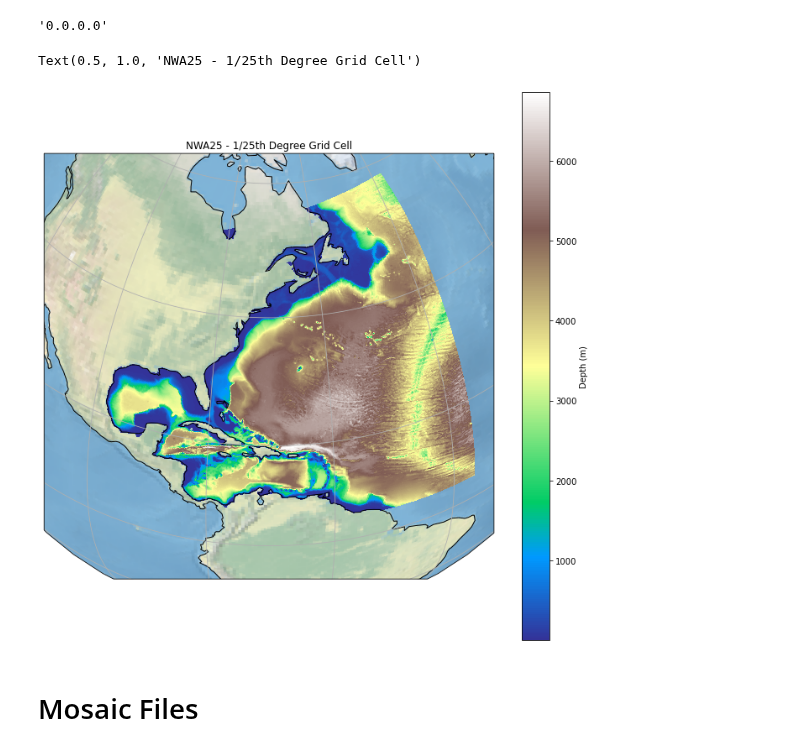
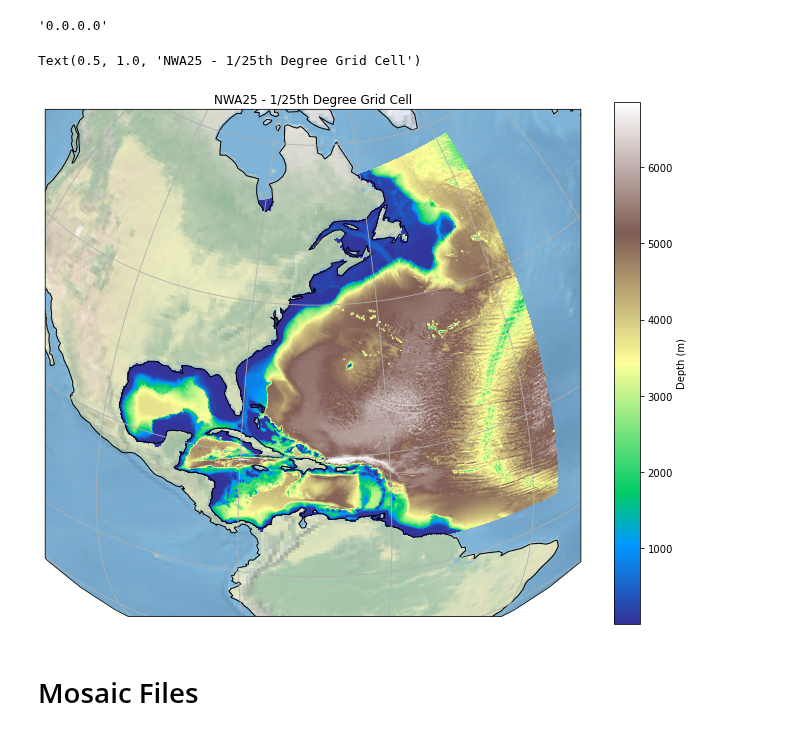
Before and after one commit to jsimkins2/esm_lab, a Jupyter notebook: grid_gen/subgrid/subset_grid.ipynb, the cells around one changed output. Cells and saved outputs as stored; diff of their text form; code cells hidden in the pictures.

```diff
--- a/grid_gen/subgrid/subset_grid.ipynb
+++ b/grid_gen/subgrid/subset_grid.ipynb
@@ -269,21 +269,21 @@ socket.gethostbyname("")
 # %%
 import cartopy.crs as crs
 import matplotlib.pyplot as plt
 import cartopy.feature as cfeature
 #subtopo.depth.values = subtopo.depth.where(subtopo.depth!=0)
 
 figure = plt.figure(figsize=(12,12))
 ax = figure.add_subplot(1,1,1, projection=crs.NearsidePerspective(central_latitude=45, central_longitude=290))
 ax.set_extent([-110, -30, -10,60], crs=crs.PlateCarree())
 im = ax.pcolormesh(sg.x.values, sg.y.values, subtopo.depth.values, transform=crs.PlateCarree(), cmap='terrain')
-plt.colorbar(im, label="Depth (m)")
+plt.colorbar(im, label="Depth (m)", shrink=0.8)
 ax.stock_img()
 ax.coastlines()
 ax.gridlines()
 plt.title("NWA25 - 1/25th Degree Grid Cell")
 # %% [output]
 Text(0.5, 1.0, 'NWA25 - 1/25th Degree Grid Cell')
-[figure, old version]
+[figure, new version]
 # %% [markdown]
 # Mosaic Files
 # %%
```
Also changed, not shown: 1 other file.
